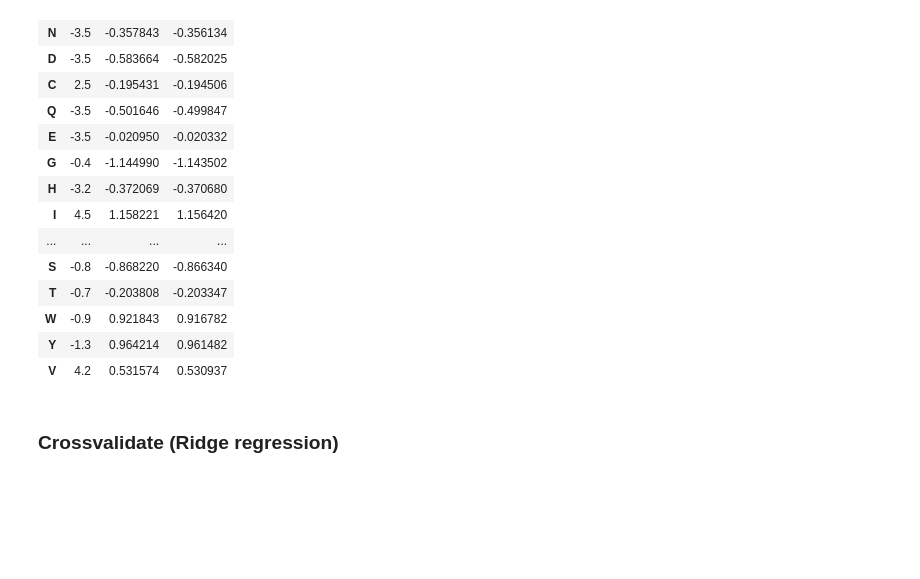
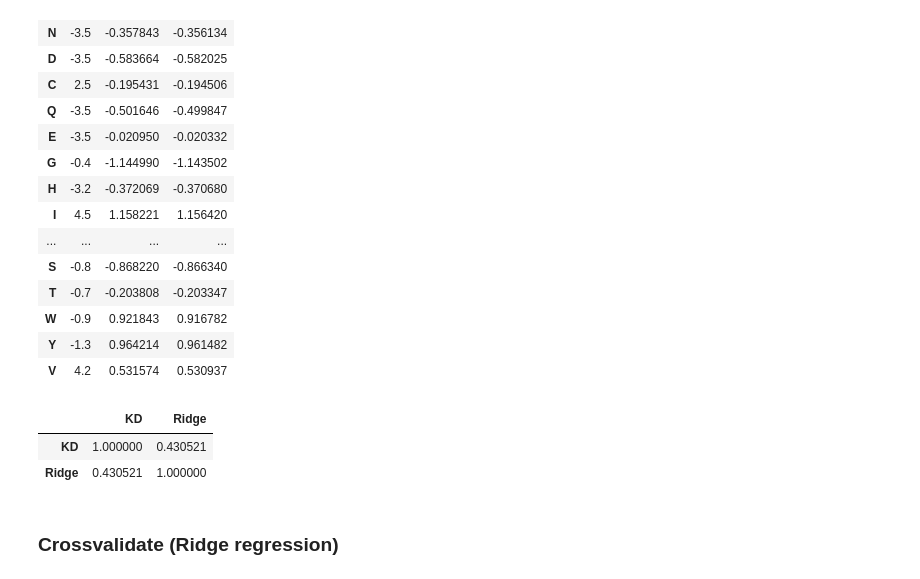
Before and after one commit to compbiomed-unito/ddMBC, a Jupyter notebook: Baseline/aa_baseline.ipynb, the cells around one changed output. Saved outputs shown, nothing was run; the diff lists cells and outputs as text; code cells hidden in the pictures; blank space fills up the shorter version.

```diff
--- a/Pythia/aa_baseline.ipynb
+++ b/Baseline/aa_baseline.ipynb
@@ -368,3 +368,15 @@ pandas.DataFrame(
 | W | -0.9 | 0.921843 | 0.916782 |
 | Y | -1.3 | 0.964214 | 0.961482 |
 | V | 4.2 | 0.531574 | 0.530937 |
+# %%
+aa_baseline_params_df=pandas.DataFrame(
+    {
+        "KD": kd,
+        "Ridge": dict(zip(sorted(kd.keys()), dd_optfep_model.coef_)),
+    }
+)
+aa_baseline_params_df.corr()
+# %% [output]
+|  | KD | Ridge |
+| KD | 1.000000 | 0.430521 |
+| Ridge | 0.430521 | 1.000000 |
```
Also changed, not shown: parts of 4 cells of this notebook, 2 other files.
